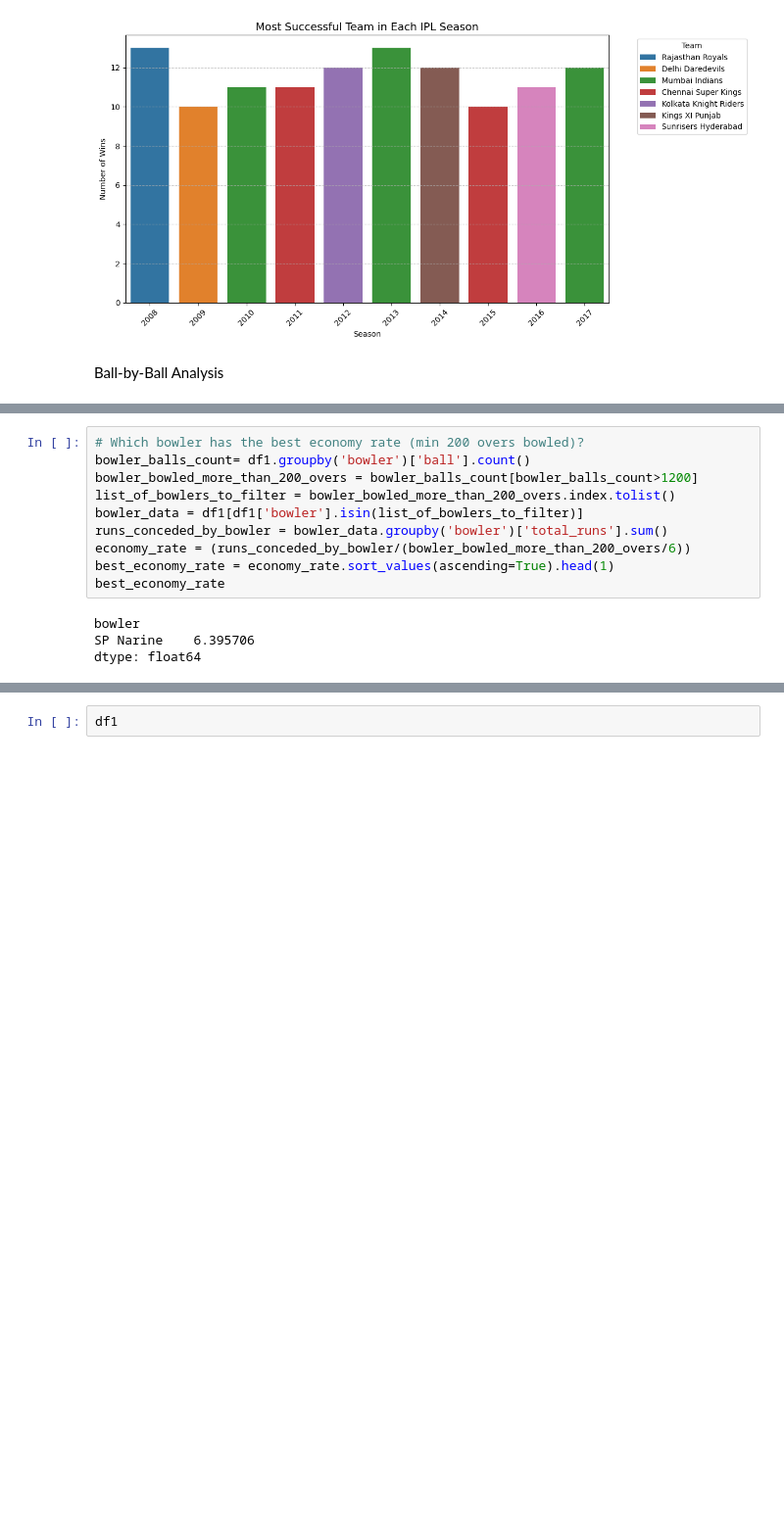
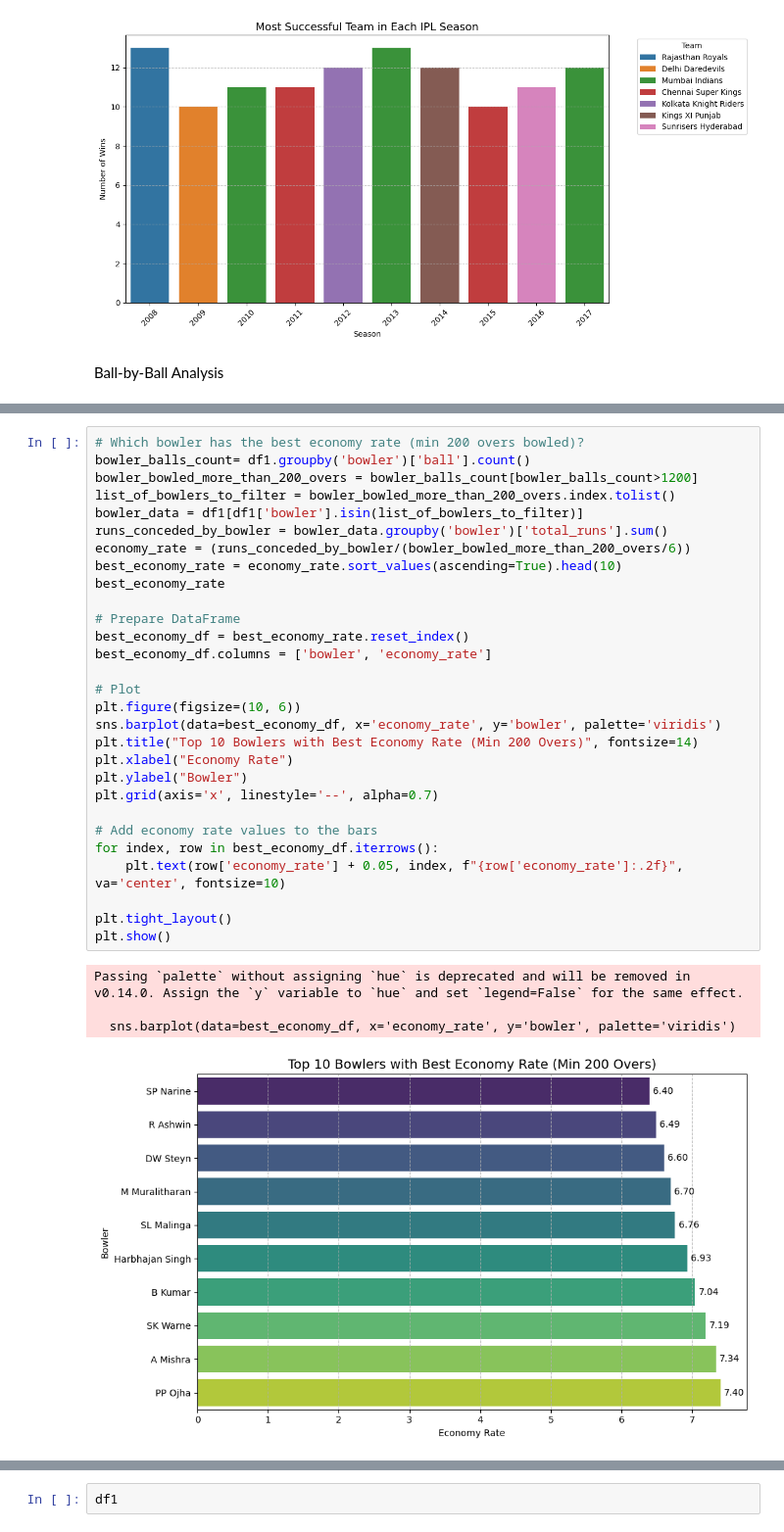
Before and after one commit to YuvanVarshith/Indian_Premier_League_dateset, a Jupyter notebook: notebooks/ipl_eda_analysis.ipynb, the cells around one changed output, grey strips where cells are left out. Shown: that part at 98% size. Saved outputs shown, nothing was run; the diff lists cells and outputs as text; blank space fills up the shorter version.

```diff
--- a/notebooks/ipl_eda_analysis.ipynb
+++ b/notebooks/ipl_eda_analysis.ipynb
@@ -244,16 +284,36 @@ dtype: float64
 # %%
 # Which bowler has the best economy rate (min 200 overs bowled)?
 bowler_balls_count= df1.groupby('bowler')['ball'].count()
 bowler_bowled_more_than_200_overs = bowler_balls_count[bowler_balls_count>1200]
 list_of_bowlers_to_filter = bowler_bowled_more_than_200_overs.index.tolist()
 bowler_data = df1[df1['bowler'].isin(list_of_bowlers_to_filter)]
 runs_conceded_by_bowler = bowler_data.groupby('bowler')['total_runs'].sum()
 economy_rate = (runs_conceded_by_bowler/(bowler_bowled_more_than_200_overs/6))
-best_economy_rate = economy_rate.sort_values(ascending=True).head(1)
+best_economy_rate = economy_rate.sort_values(ascending=True).head(10)
 best_economy_rate
+
+# Prepare DataFrame
+best_economy_df = best_economy_rate.reset_index()
+best_economy_df.columns = ['bowler', 'economy_rate']
+
+# Plot
+plt.figure(figsize=(10, 6))
+sns.barplot(data=best_economy_df, x='economy_rate', y='bowler', palette='viridis')
+plt.title("Top 10 Bowlers with Best Economy Rate (Min 200 Overs)", fontsize=14)
+plt.xlabel("Economy Rate")
+plt.ylabel("Bowler")
+plt.grid(axis='x', linestyle='--', alpha=0.7)
+
+# Add economy rate values to the bars
+for index, row in best_economy_df.iterrows():
+    plt.text(row['economy_rate'] + 0.05, index, f"{row['economy_rate']:.2f}", va='center', fontsize=10)
+
+plt.tight_layout()
+plt.show()
 # %% [output]
-bowler
-SP Narine    6.395706
-dtype: float64
+Passing `palette` without assigning `hue` is deprecated and will be removed in v0.14.0. Assign the `y` variable to `hue` and set `legend=False` for the same effect.
+
+  sns.barplot(data=best_economy_df, x='economy_rate', y='bowler', palette='viridis')
+[figure, added]
 # %%
 # What is the distribution of different dismissal types (caught, bowled, lbw, etc.)?
```
Also changed, not shown: parts of 4 cells of this notebook.
